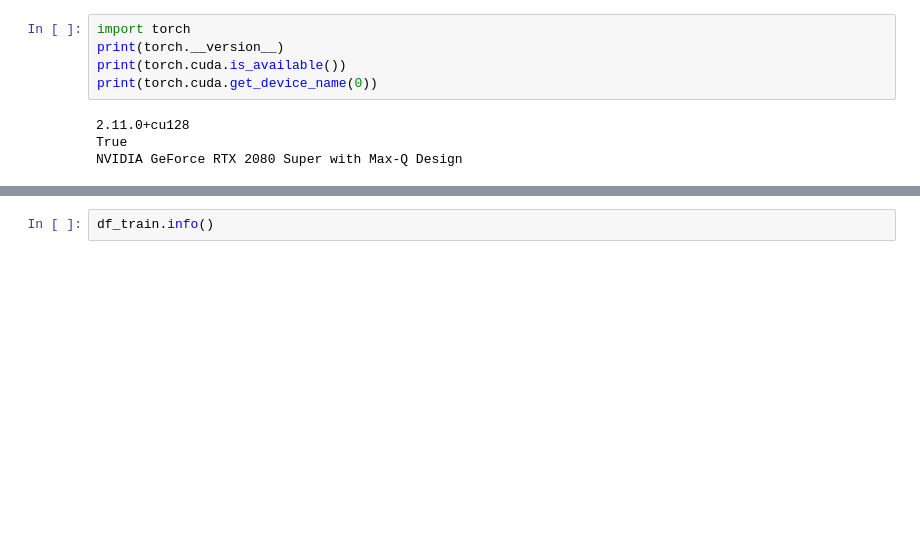
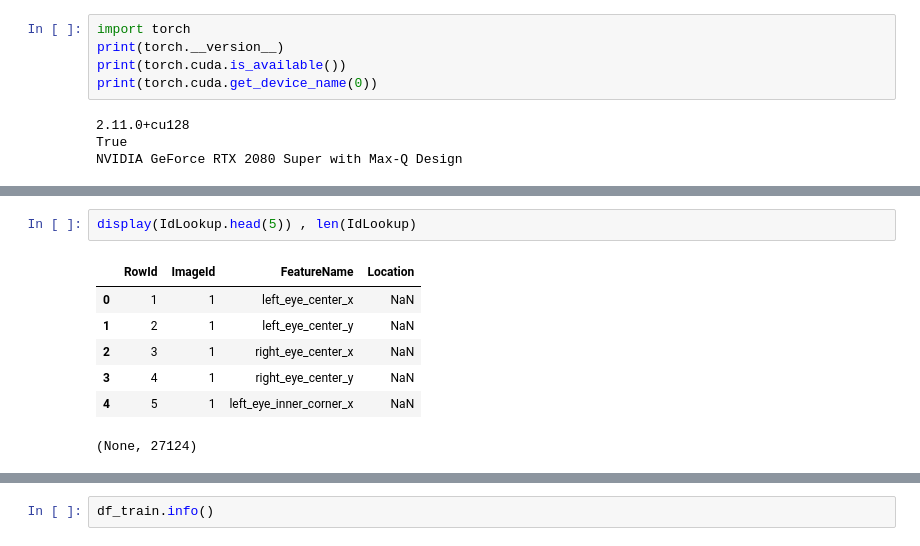
Before and after one commit to NimaNIKOOKAR/Facial-Keypoints-Detection, a Jupyter notebook: facial-detection.ipynb, the cells around one changed output, grey strips where cells are left out. Saved outputs shown, nothing was run; the diff lists cells and outputs as text; blank space fills up the shorter version.

```diff
--- a/facial-detection.ipynb
+++ b/facial-detection.ipynb
@@ -32,0 +82,10 @@ len(df_train), len(df_test)
+# %%
+display(IdLookup.head(5)) , len(IdLookup)
+# %% [output]
+|  | RowId | ImageId | FeatureName | Location |
+| 0 | 1 | 1 | left_eye_center_x | NaN |
+| 1 | 2 | 1 | left_eye_center_y | NaN |
+| 2 | 3 | 1 | right_eye_center_x | NaN |
+| 3 | 4 | 1 | right_eye_center_y | NaN |
+| 4 | 5 | 1 | left_eye_inner_corner_x | NaN |
+(None, 27124)
```
Also changed, not shown: parts of 12 cells of this notebook, 1 other file.
